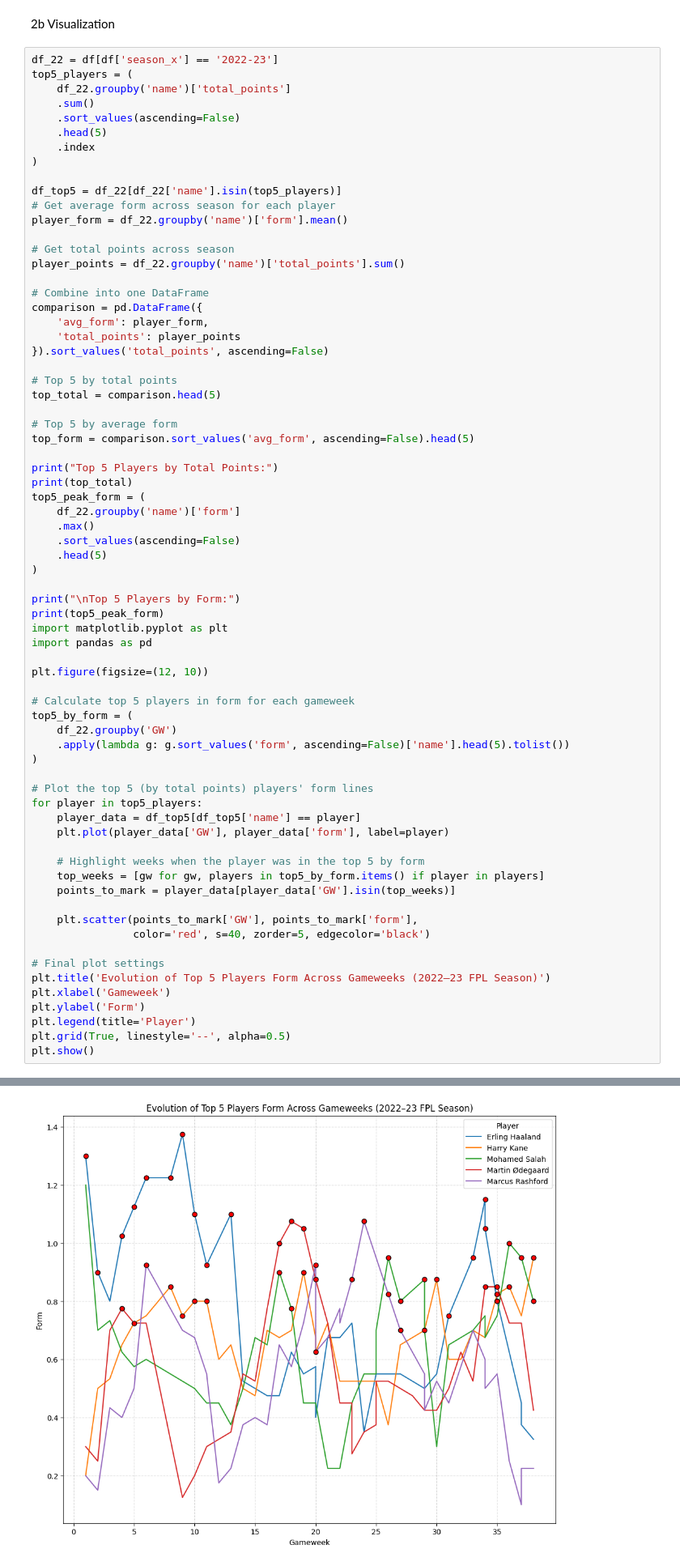
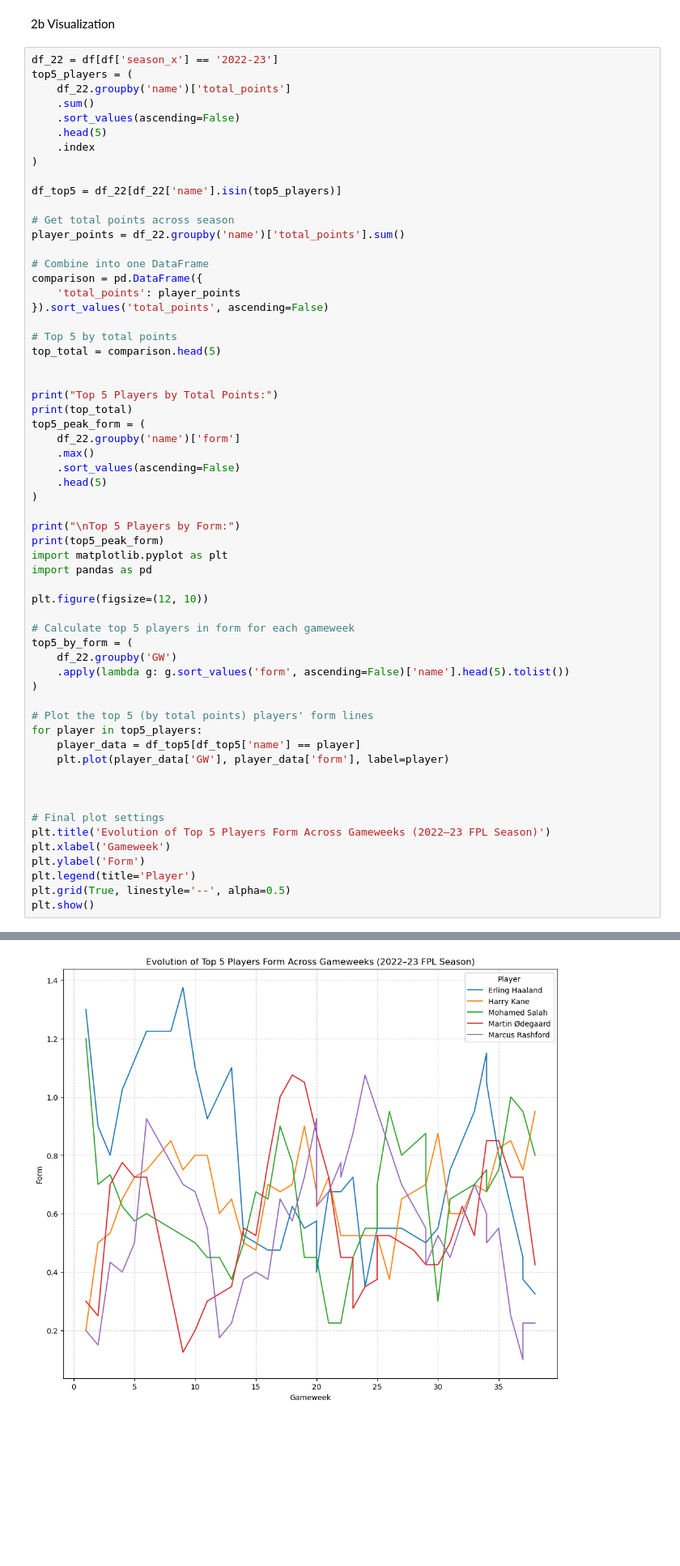
Before and after one commit to omarabushanab/FPL-Predictive-Model, a Jupyter notebook: src/Untitled58.ipynb, the cells around one changed output, grey strips where cells are left out. Shown at 81% size. Drawn from its saved outputs; the diff is of its cells as text; blank space fills up the shorter version.

```diff
--- a/src/Untitled58.ipynb
+++ b/src/Untitled58.ipynb
@@ -604,23 +604,18 @@ top5_players = (
 )
 
 df_top5 = df_22[df_22['name'].isin(top5_players)]
-# Get average form across season for each player
-player_form = df_22.groupby('name')['form'].mean()
 
 # Get total points across season
 player_points = df_22.groupby('name')['total_points'].sum()
 
 # Combine into one DataFrame
 comparison = pd.DataFrame({
-    'avg_form': player_form,
     'total_points': player_points
 }).sort_values('total_points', ascending=False)
 
 # Top 5 by total points
 top_total = comparison.head(5)
 
-# Top 5 by average form
-top_form = comparison.sort_values('avg_form', ascending=False).head(5)
 
 print("Top 5 Players by Total Points:")
 print(top_total)
@@ -649,12 +644,7 @@ for player in top5_players:
     player_data = df_top5[df_top5['name'] == player]
     plt.plot(player_data['GW'], player_data['form'], label=player)
 
-    # Highlight weeks when the player was in the top 5 by form
-    top_weeks = [gw for gw, players in top5_by_form.items() if player in players]
-    points_to_mark = player_data[player_data['GW'].isin(top_weeks)]
 
-    plt.scatter(points_to_mark['GW'], points_to_mark['form'],
-                color='red', s=40, zorder=5, edgecolor='black')
 
 # Final plot settings
 plt.title('Evolution of Top 5 Players Form Across Gameweeks (2022–23 FPL Season)')
@@ -675,13 +665,13 @@ Marcus Rashford  0.535088           205
 
 Top 5 Players by Form:
 name
 Fabian Schär           1.500
 Pascal Groß            1.500
 Erling Haaland         1.375
 Dejan Kulusevski       1.300
 Aleksandar Mitrović    1.300
 Name: form, dtype: float64
-[figure, old version]
+[figure, new version]
 # %% [markdown]
 # 3 Predicitive model task
 # %%
```
Also changed, not shown: parts of 1 cell of this notebook.
